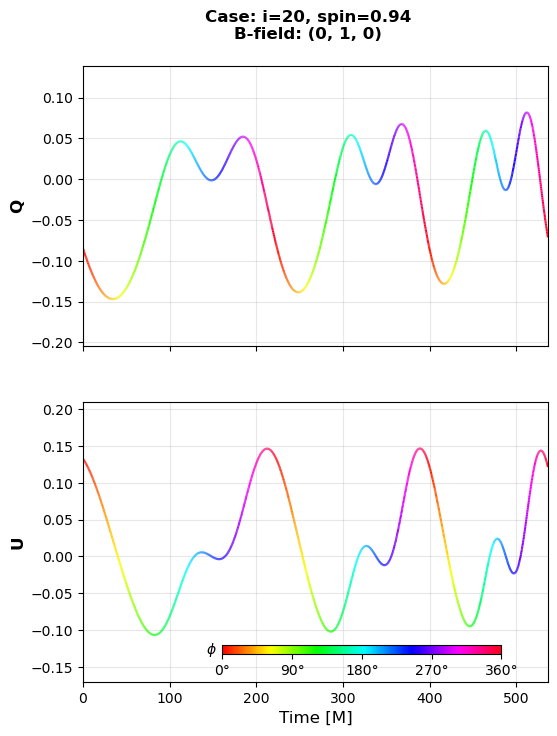
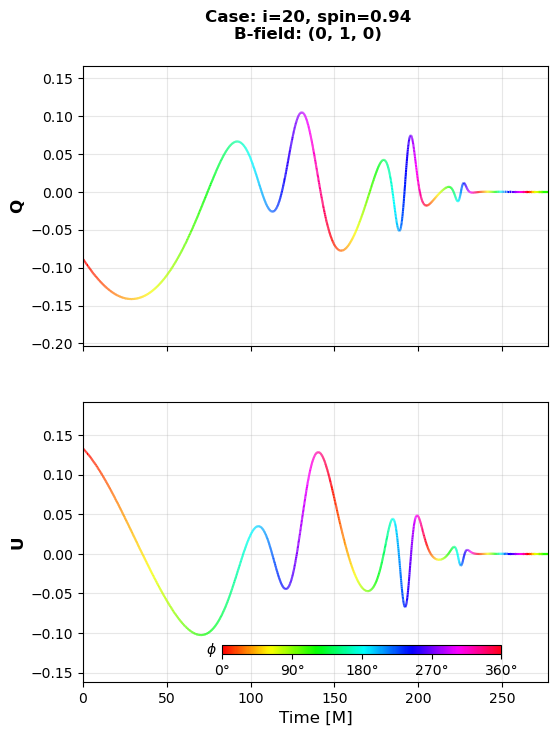
The notebook cell's code change between the first figure and the second:
--- before
+++ after
@@ -14,9 +14,12 @@
 phi_subset_degrees = np.degrees(phi_norm)
 
+delta_t = t_ray[0] - t_ray
+t_shifted = t_traj + delta_t
+
 last_lc = None
 
 for ax, data_y, y_limit, ylabel in plot_configs:
     # Create the color-coded line
-    points = np.array([t_traj, data_y]).T.reshape(-1, 1, 2)
+    points = np.array([t_shifted, data_y]).T.reshape(-1, 1, 2)
     segments = np.concatenate([points[:-1], points[1:]], axis=1)
     lc = LineCollection(segments, cmap='hsv', linewidth=1.5)
@@ -26,5 +29,5 @@
     
     # Set limits and styling
-    ax.set_xlim(0, t_traj[-1])
+    ax.set_xlim(0, t_shifted[-1])
     ax.set_ylim(y_limit)
     ax.set_ylabel(ylabel, fontsize=12, fontweight='bold')

Commit: updated example notebook